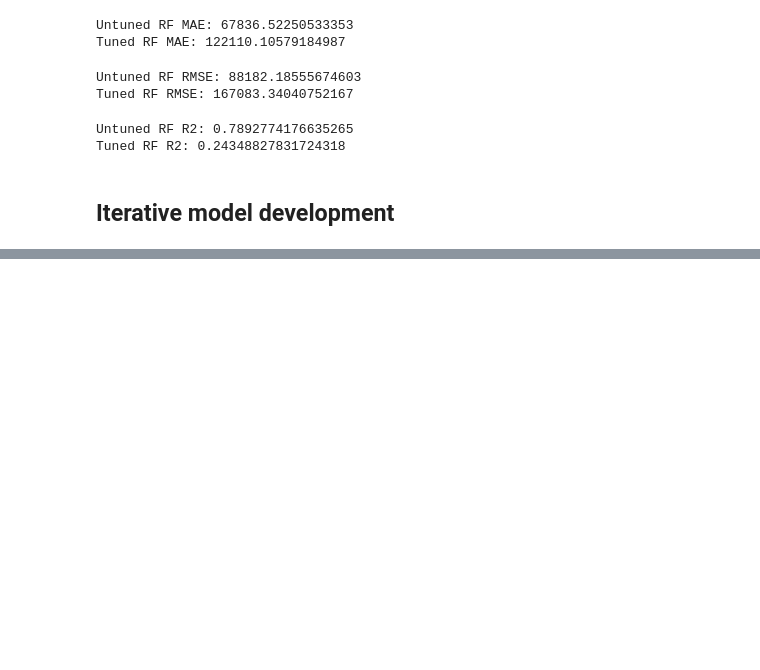
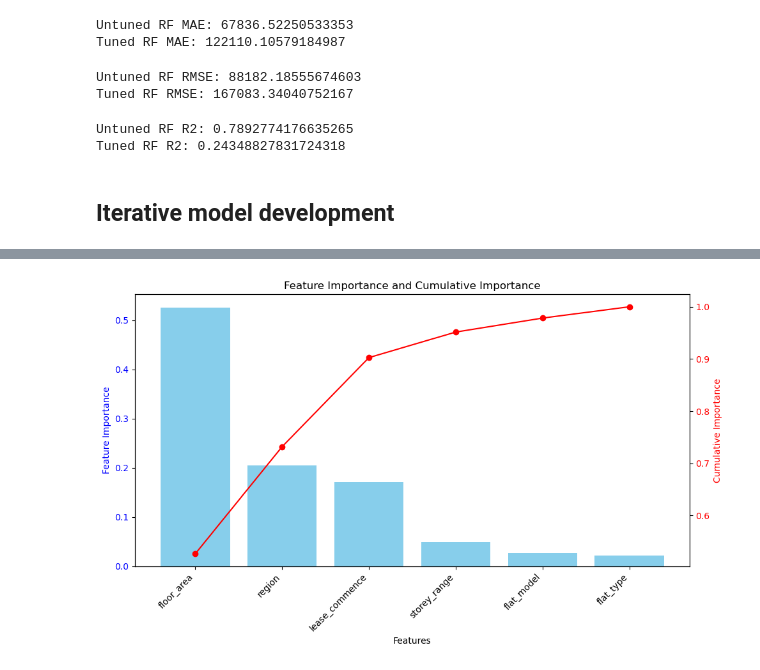
Before and after one commit to DTSLIME/HDB_Resale_Price_Regression_App, a Jupyter notebook: MLDP Program Codes Submission Template.ipynb, the cells around one changed output, grey strips where cells are left out. Saved outputs shown, nothing was run; the diff lists cells and outputs as text; code cells hidden in the pictures; blank space fills up the shorter version.

```diff
--- a/MLDP Program Codes Submission Template.ipynb
+++ b/MLDP Program Codes Submission Template.ipynb
@@ -553,0 +597,42 @@ final_model = rf
+# %%
+## Visualization of feature importance and cumulative importance to identify which features contribute the most to the prediction.
+
+fig, ax1 = plt.subplots(figsize=(10, 6))
+
+## Display feature importance using a bar chart.
+ax1.bar(
+    df_model_feat_impt['Feature'],
+    df_model_feat_impt['Importance'],
+    color='skyblue'
+)
+
+ax1.set_xlabel('Features')
+ax1.set_ylabel('Feature Importance', color='blue')
+ax1.tick_params(axis='y', labelcolor='blue')
+ax1.set_xticklabels(
+    df_model_feat_impt['Feature'],
+    rotation=45,
+    ha='right'
+)
+
+## Display cumulative feature importance using a line chart.
+ax2 = ax1.twinx()
+ax2.plot(
+    df_model_feat_impt['Feature'],
+    df_model_feat_impt['Cumulative importance'],
+    color='red',
+    marker='o'
+)
+
+ax2.set_ylabel('Cumulative Importance', color='red')
+ax2.tick_params(axis='y', labelcolor='red')
+
+plt.title('Feature Importance and Cumulative Importance')
+plt.tight_layout()
+plt.show()
+
+## Feature importance and cumulative importance chart
+## Interpretation:
+## The steep rise in the cumulative importance curve confirms that the model's predictions are dominated by just three features: floor_area, region, and lease_commence while the remaining features add only marginal, incremental information.
+# %% [output]
+[figure, added]
```
Also changed, not shown: parts of 3 cells of this notebook.
